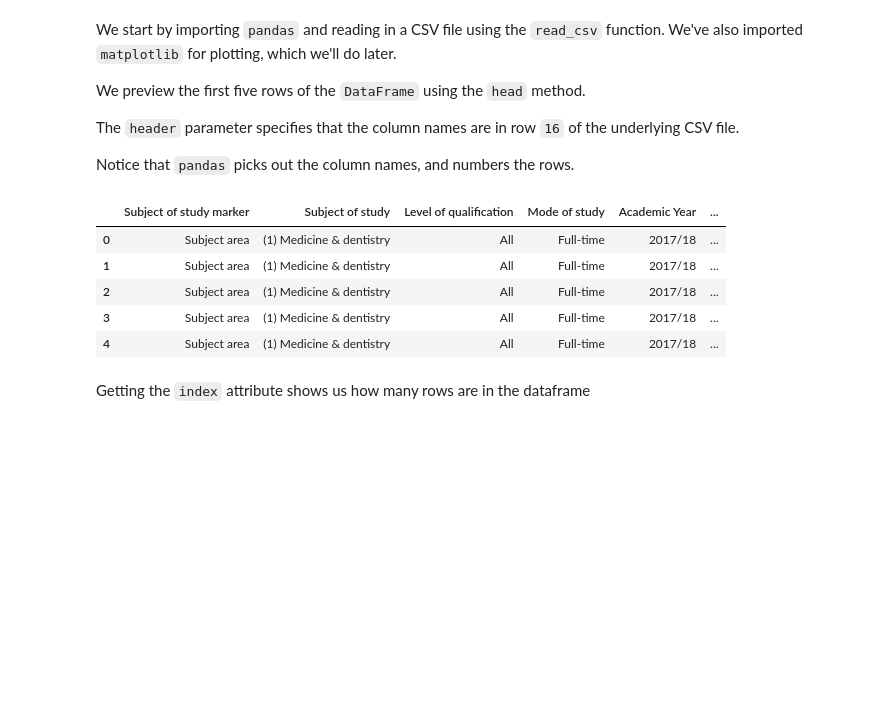
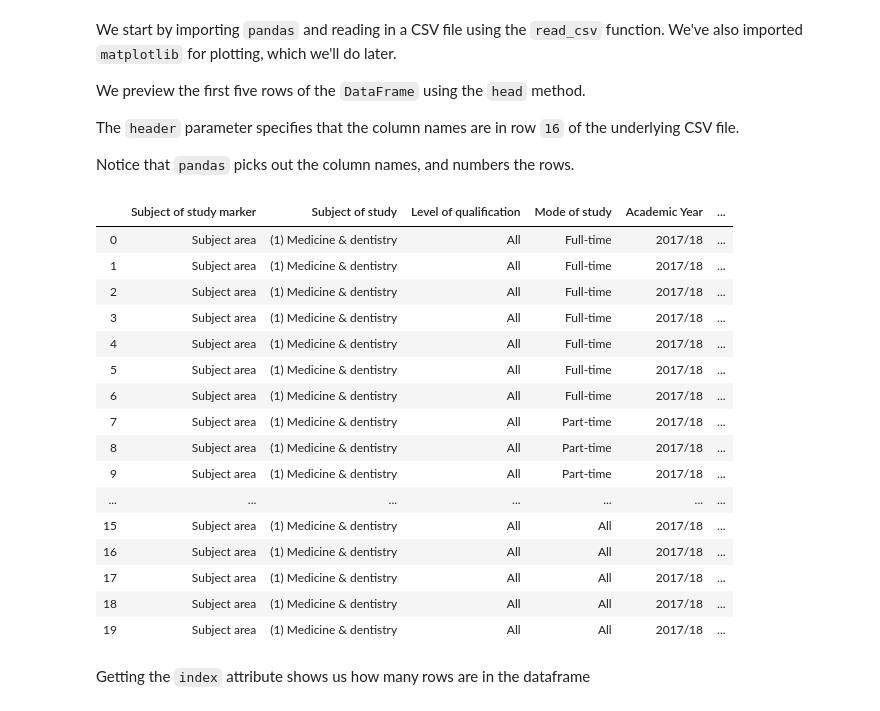
Before and after one commit to ShelyBhogal/data-science, a Jupyter notebook: 04-exploratory-data-analysis-pandas/exploratory-data-analysis_NJM.ipynb, the cells around one changed output. Drawn from its saved outputs; the diff is of its cells as text; code cells hidden in the pictures; blank space fills up the shorter version.

```diff
--- a/04-exploratory-data-analysis-pandas/exploratory-data-analysis_NJM.ipynb
+++ b/04-exploratory-data-analysis-pandas/exploratory-data-analysis_NJM.ipynb
@@ -75,17 +75,28 @@ Notice that ``pandas`` picks out the column names, and numbers the rows.
 # %%
 import pandas as pd
 import matplotlib.pyplot as plt
 %matplotlib inline
 
 university_df = pd.read_csv('./data/Higher_Ed_by_Ethnicity.csv',header=16)
-university_df.head(5)
+university_df.head(20)
 # %% [output]
 |  | Subject of study marker | Subject of study | Level of qualification | Mode of study | Academic Year | ... |
 | 0 | Subject area | (1) Medicine & dentistry | All | Full-time | 2017/18 | ... |
 | 1 | Subject area | (1) Medicine & dentistry | All | Full-time | 2017/18 | ... |
 | 2 | Subject area | (1) Medicine & dentistry | All | Full-time | 2017/18 | ... |
 | 3 | Subject area | (1) Medicine & dentistry | All | Full-time | 2017/18 | ... |
 | 4 | Subject area | (1) Medicine & dentistry | All | Full-time | 2017/18 | ... |
+| 5 | Subject area | (1) Medicine & dentistry | All | Full-time | 2017/18 | ... |
+| 6 | Subject area | (1) Medicine & dentistry | All | Full-time | 2017/18 | ... |
+| 7 | Subject area | (1) Medicine & dentistry | All | Part-time | 2017/18 | ... |
+| 8 | Subject area | (1) Medicine & dentistry | All | Part-time | 2017/18 | ... |
+| 9 | Subject area | (1) Medicine & dentistry | All | Part-time | 2017/18 | ... |
+| ... | ... | ... | ... | ... | ... | ... |
+| 15 | Subject area | (1) Medicine & dentistry | All | All | 2017/18 | ... |
+| 16 | Subject area | (1) Medicine & dentistry | All | All | 2017/18 | ... |
+| 17 | Subject area | (1) Medicine & dentistry | All | All | 2017/18 | ... |
+| 18 | Subject area | (1) Medicine & dentistry | All | All | 2017/18 | ... |
+| 19 | Subject area | (1) Medicine & dentistry | All | All | 2017/18 | ... |
 # %% [markdown]
 Getting the ``index`` attribute shows us how many rows are in the dataframe
 # %%
```
Also changed, not shown: parts of 85 cells of this notebook, 1 other file.
